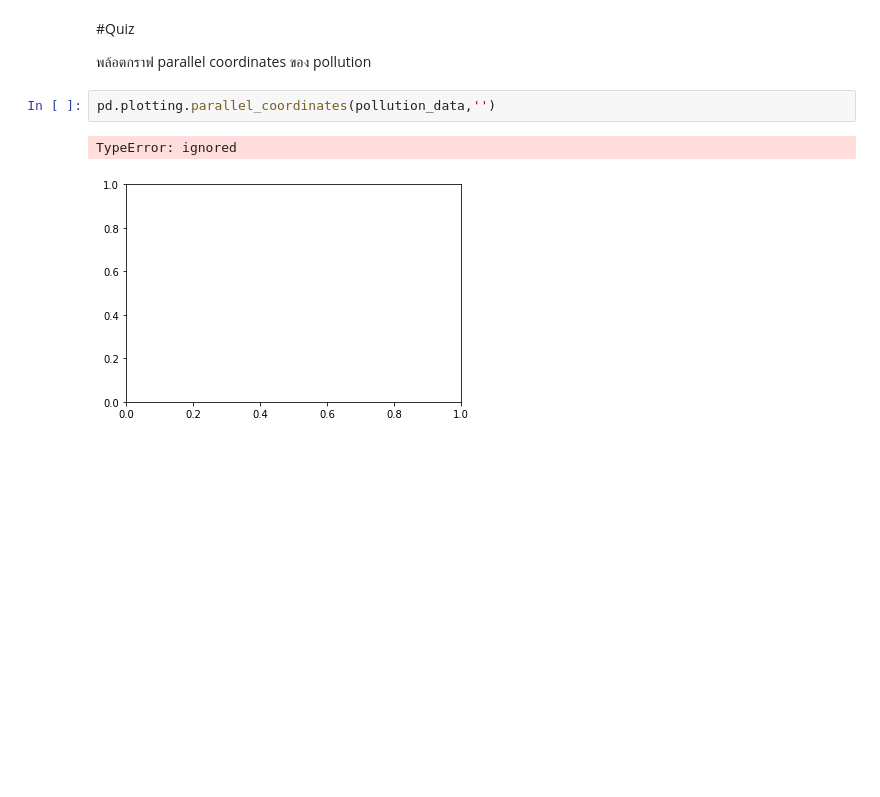
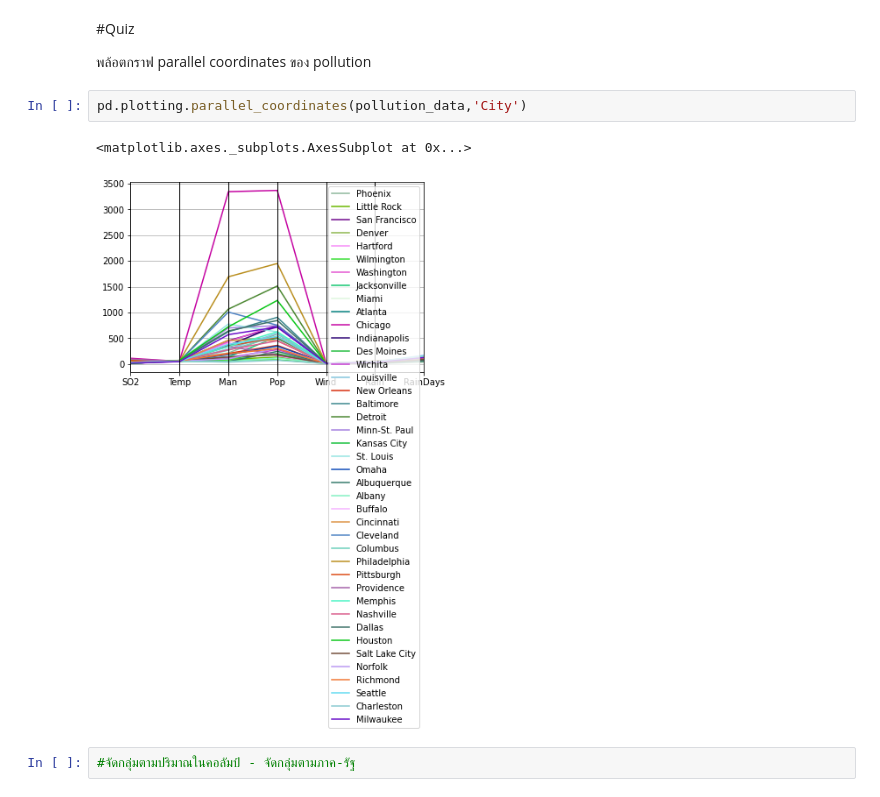
Before and after one commit to pondbaahh/multivariate, a Jupyter notebook: Chapter2_Visualize_Multivariate.ipynb, the cells around one changed output. Cells and saved outputs as stored; diff of their text form; blank space fills up the shorter version.

```diff
--- a/Chapter2_Visualize_Multivariate.ipynb
+++ b/Chapter2_Visualize_Multivariate.ipynb
@@ -121,7 +126,9 @@ example_df
 
 พล้อตกราฟ parallel coordinates ของ pollution
 # %%
-pd.plotting.parallel_coordinates(pollution_data,'')
+pd.plotting.parallel_coordinates(pollution_data,'City')
 # %% [output]
-TypeError: ignored
+<matplotlib.axes._subplots.AxesSubplot at 0x...>
-[figure, old version]
+[figure, new version]
+# %%
+#จัดกลุ่มตามปริมาณในคอลัมป์ - จัดกลุ่มตามภาค-รัฐ
```
Also changed, not shown: parts of 1 cell of this notebook.
